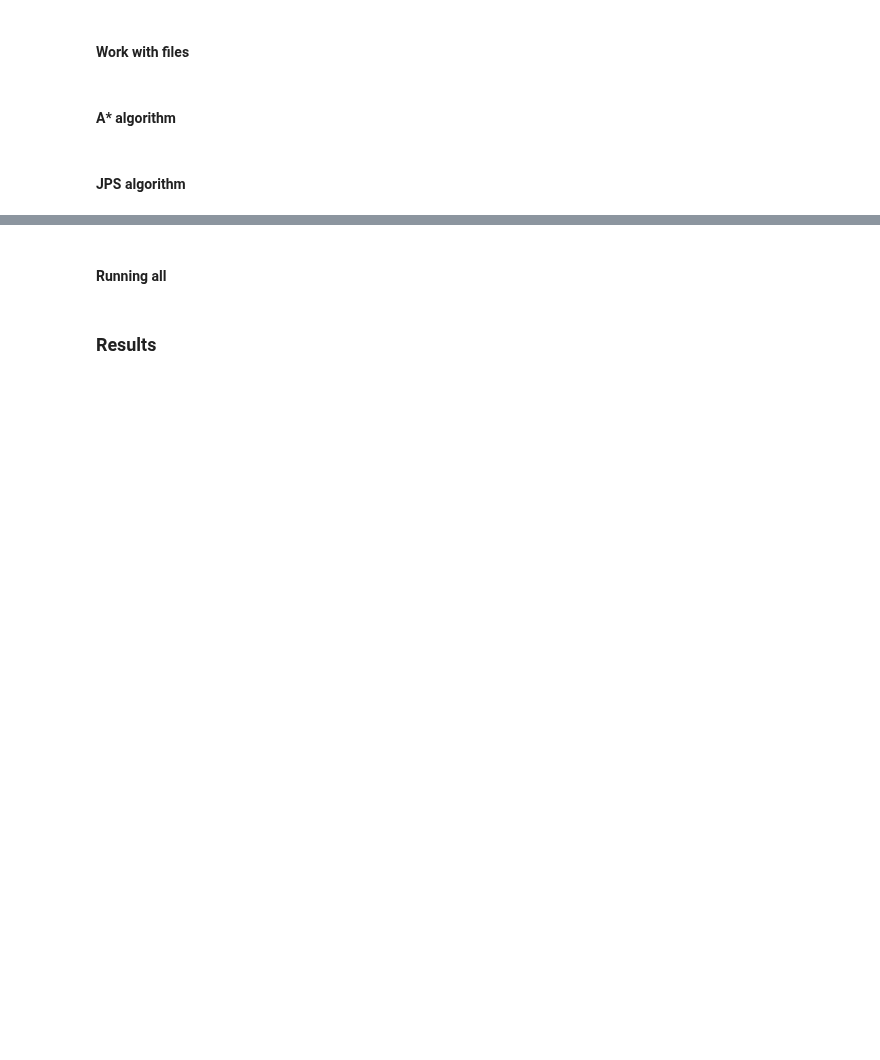
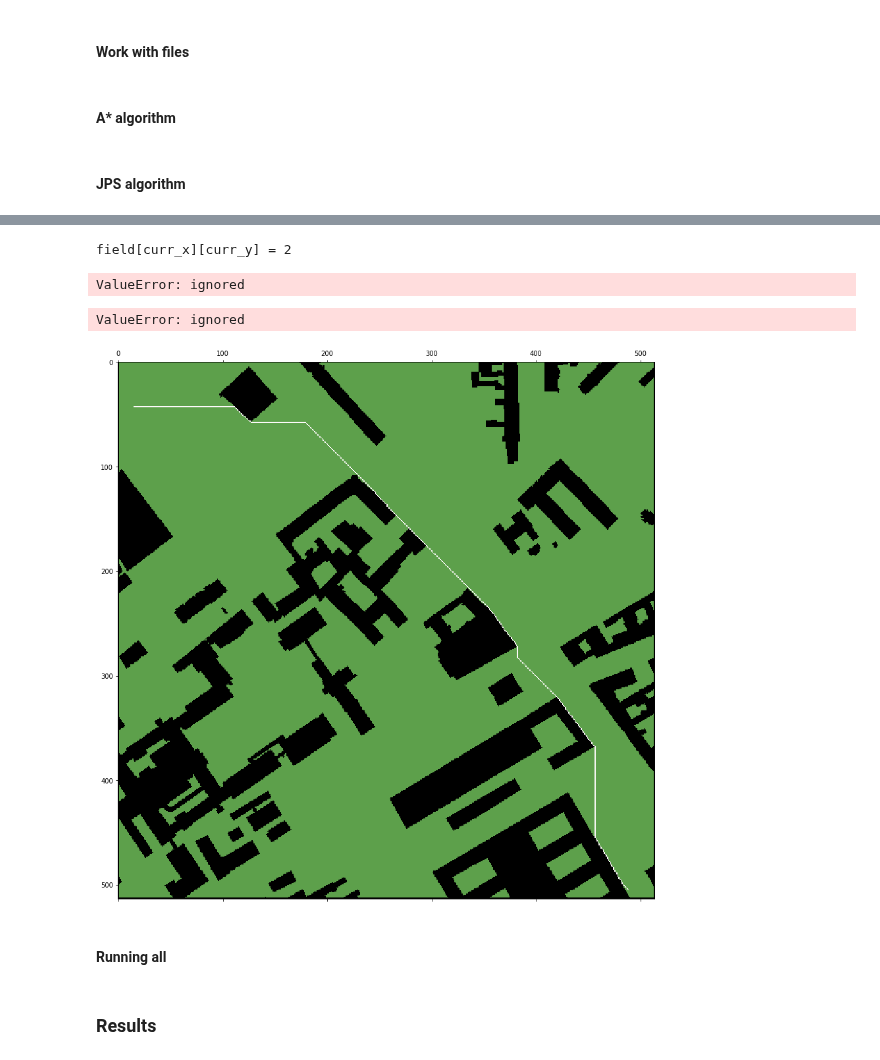
Before and after one commit to fasghq/PlanningAlgorithms2022, a Jupyter notebook: Astar&JPS.ipynb, the cells around one changed output, grey strips where cells are left out. Drawn from its saved outputs; the diff is of its cells as text; code cells hidden in the pictures; blank space fills up the shorter version.

```diff
--- a/Astar&JPS.ipynb
+++ b/Astar&JPS.ipynb
@@ -158,0 +390,47 @@ def run_astar(map: np.array, start_x: int, start_y: int, goal_x: int, goal_y: in
+# %%
+map = [
+[-2, -2, -2, -2, -2, -2, -2, -2, -2, -2],
+[-2,  -1,  -1,  -1,  -1,  -1,  -1,  -1,  -1, -2],
+[-2,  -1,  -1,  -1,  -1,  -1,  -1,  -1,  -1, -2],
+[-2,  -1,  -1,  -1,  -1, -2,  -1,  -1,  -1, -2],
+[-2,  -1,  -1,  -1,  -1, -2, -2,  -1,  -1, -2],
+[-2,  -1,  -1, -2, -2, -2,  -1,  -1,  -1, -2],
+[-2,  -1,  -1,  -1,  -1,  -1,  -1,  -1,  -1, -2],
+[-2,  -1,  -1,  -1,  -1,  -1,  -1,  -1,  -1, -2],
+[-2,  -1,  -1,  -1,  -1,  -1,  -1,  -1,  -1, -2],
+[-2, -2, -2, -2, -2, -2, -2, -2, -2, -2] ]
+#print(field[0][0])
+path = run_jps(map, 3, 2, 8, 8, '')
+print(len(path))
+# %% [output]
+field[curr_x][curr_y] = 2
+ValueError: ignored
+# %%
+map = readMap('Berlin_0_512.map')
+df = readScenario('Berlin_0_512.map.scen').iloc[-1:]
+start_y = int(df['start_x'])
+start_x = int(df['start_y'])
+end_y = int(df['goal_x'])
+end_x = int(df['goal_y'])
+mapp, start_xp, start_yp, end_xp, end_yp = preprocess_input(map, start_x, start_y, end_x, end_y)
+#print(map[0])
+path = run_jps(mapp, start_xp, start_yp, end_xp, end_yp, '')
+print(len(path))
+# %% [output]
+ValueError: ignored
+# %%
+field = []
+field.append([-2 for _ in range(np.shape(map)[0] + 2)])
+for line in map:
+    field.append(np.concatenate(([-2], line, [-2])).tolist())
+field.append([-2 for _ in range(np.shape(map)[0] + 2)])
+field = np.array(field)
+field[field == 0] = -2
+field[field == 1] = -1
+for point in full_path:
+    field[point[0]][point[1]] = 0
+fig, axs = plt.subplots(figsize=(15, 15))
+axs.matshow(field, cmap='gist_earth')
+plt.show()
+# %% [output]
+[figure, added]
```
Also changed, not shown: parts of 22 cells of this notebook.
